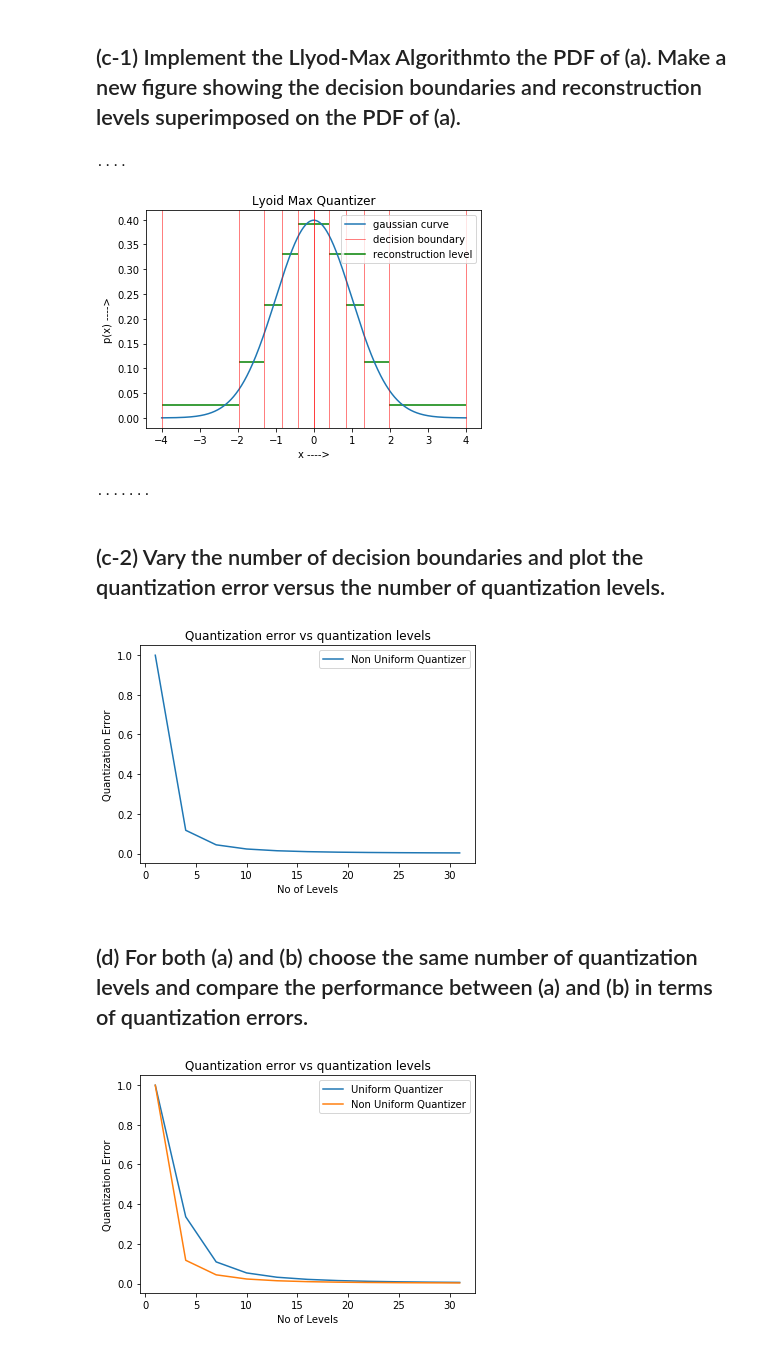
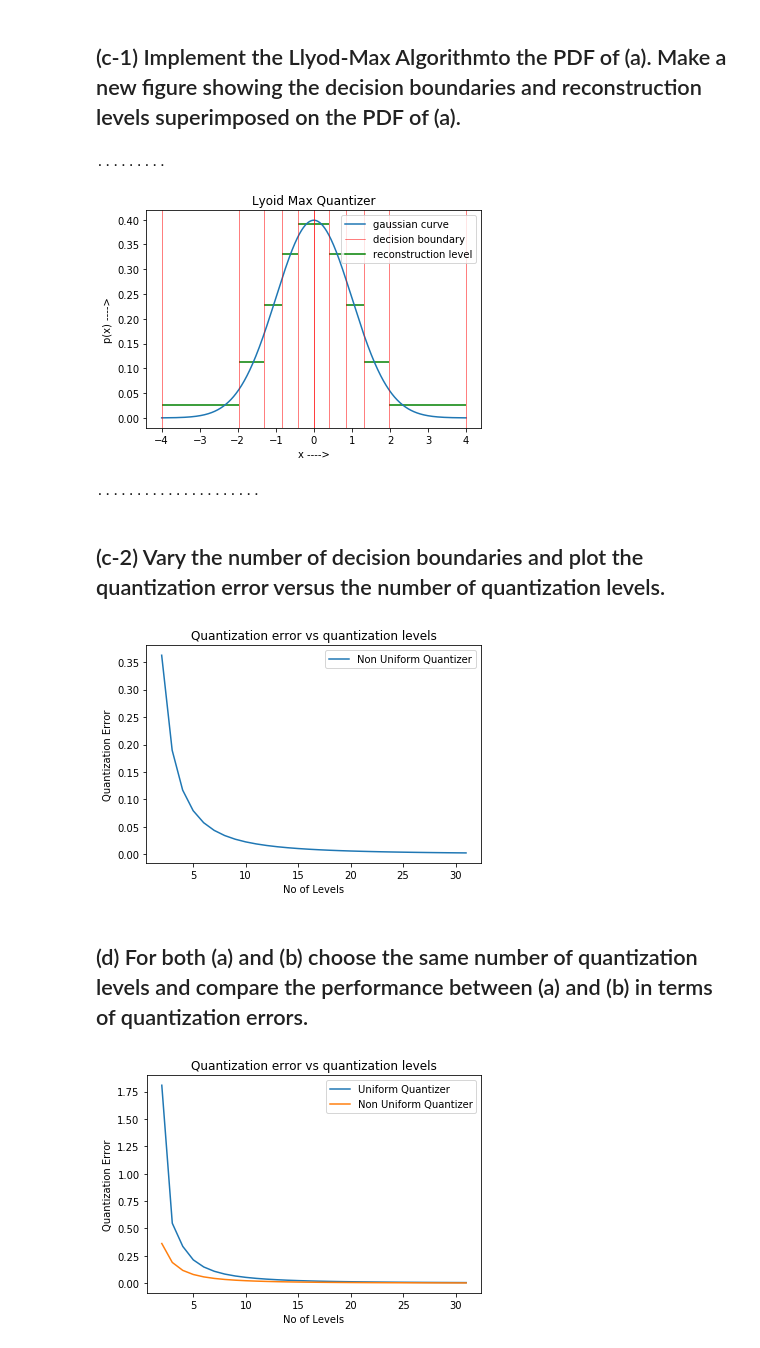
Before and after one commit to SushantGautam/LloydMaxQuantization, a Jupyter notebook: Q1.ipynb, the cells around one changed output. Cells and saved outputs as stored; diff of their text form; code cells hidden in the pictures.

```diff
--- a/Q1.ipynb
+++ b/Q1.ipynb
@@ -29,13 +42,16 @@ def UniformQuantizer(x):
     return [{"from": x[i], "to": x[i+1], "value":( x[i]+ x[i+1])/2, } for i in range(len(x)-1)]
 # %%
 def LyoidMax(x, yquant):
+    """
+    comment
+    """
     y =  [e['value'] for e in yquant]
     threshold = 0.00001
     print(".", end ="") #progress for each
     b, sigma=  [ x[e] for e in range(len(x))] , 10000
 
     c=0
-    while True and c < 100:
+    while True and c < 300:
         c+=1
         for i in  range(1, len(y)):
             b[i]= (y[i-1]+ y[i])/2
@@ -50,6 +66,9 @@ def LyoidMax(x, yquant):
 ## (a) Assume the variance to be one and plot the PDF of a zero-mean Gaussian random variable.
 # %%
 def PlotGaussian():
+    """
+    comment
+    """
     plt.plot(np.linspace(-4, 4, 1000 ),  [normal_dist(i) for i in np.linspace(-4, 4, 1000 )],  label='gaussian curve')
     plt.xlabel('x ---->') ; plt.ylabel('p(x) ---->')
     plt.title('PDF of a zero-mean Gaussian random variable')
@@ -61,8 +80,11 @@ PlotGaussian()
 ## (b-1) Apply a Uniform Quantizer to the PDF in (a). Make a new figure showing the decision boundaries and reconstruction levels superimposed on the PDF of (a).
 # %%
 def Quantizer(LyoidMaxAlgorithm=False, label=None,):
+    """
+    comment
+    """
     Data =[]
-    for m in range(1, 32, 3):
+    for m in range(2, 32, 1):
         M=m #Number of quantization levels
         Xmin, Xmax = -4, 4
         x= np.linspace(Xmin,Xmax, M+1 ) #evenly spaced M samples over a specified interval.
@@ -87,7 +109,7 @@ def Quantizer(LyoidMaxAlgorithm=False, label=None,):
             plt.legend() ; plt.show()
     return Data
 
-uniformQuantizerData = Quantizer(LyoidMaxAlgorithm=False, label="Uniform Quantizer")
+uniQuantizerData = Quantizer(LyoidMaxAlgorithm=False, label="Uniform Quantizer")
 # %% [output]
 [figure]
 # %% [markdown]
@@ -105,25 +130,25 @@ PlotData(uniformQuantizerData, label="Uniform Quantizer")
 # %% [markdown]
 ## (c-1) Implement  the Llyod-Max  Algorithmto the  PDF  of  (a).  Make  a  new  figure  showing  the  decision  boundaries  and reconstruction levels superimposed on the PDF of (a).
 # %%
-nonUniformQData = Quantizer(LyoidMaxAlgorithm=True, label="Lyoid Max Quantizer")
+nonUniQData = Quantizer(LyoidMaxAlgorithm=True, label="Lyoid Max Quantizer")
 # %% [output]
-....
+.........
 [figure]
-.......
+.....................
 # %% [markdown]
 ## (c-2) Vary the number of decision boundaries and plot the quantization error versus the number of quantization levels.
 # %%
-PlotData(nonUniformQData, label="Non Uniform Quantizer")
+PlotData(nonUniQData, label="Non Uniform Quantizer")
 # %% [output]
-[figure, old version]
+[figure, new version]
 # %% [markdown]
 ## (d) For both (a) and (b) choose the same number of quantization levels and compare the performance between (a) and (b) in terms of quantization errors.
 # %%
-plt.plot([e['M'] for e in uniformQuantizerData],[e['error'] for e in uniformQuantizerData],label="Uniform Quantizer" )
-plt.plot([e['M'] for e in nonUniformQData],[e['error'] for e in nonUniformQData],label="Non Uniform Quantizer" )
+plt.plot([e['M'] for e in uniQuantizerData],[e['error'] for e in uniQuantizerData],label="Uniform Quantizer" )
+plt.plot([e['M'] for e in nonUniQData],[e['error'] for e in nonUniQData],label="Non Uniform Quantizer" )
 plt.xlabel('No of Levels')
 plt.ylabel('Quantization Error')
 plt.title('Quantization error vs quantization levels')
 plt.legend() ; plt.show()
 # %% [output]
-[figure, old version]
+[figure, new version]
```
Also changed, not shown: parts of 11 cells of this notebook, 1 other file.
